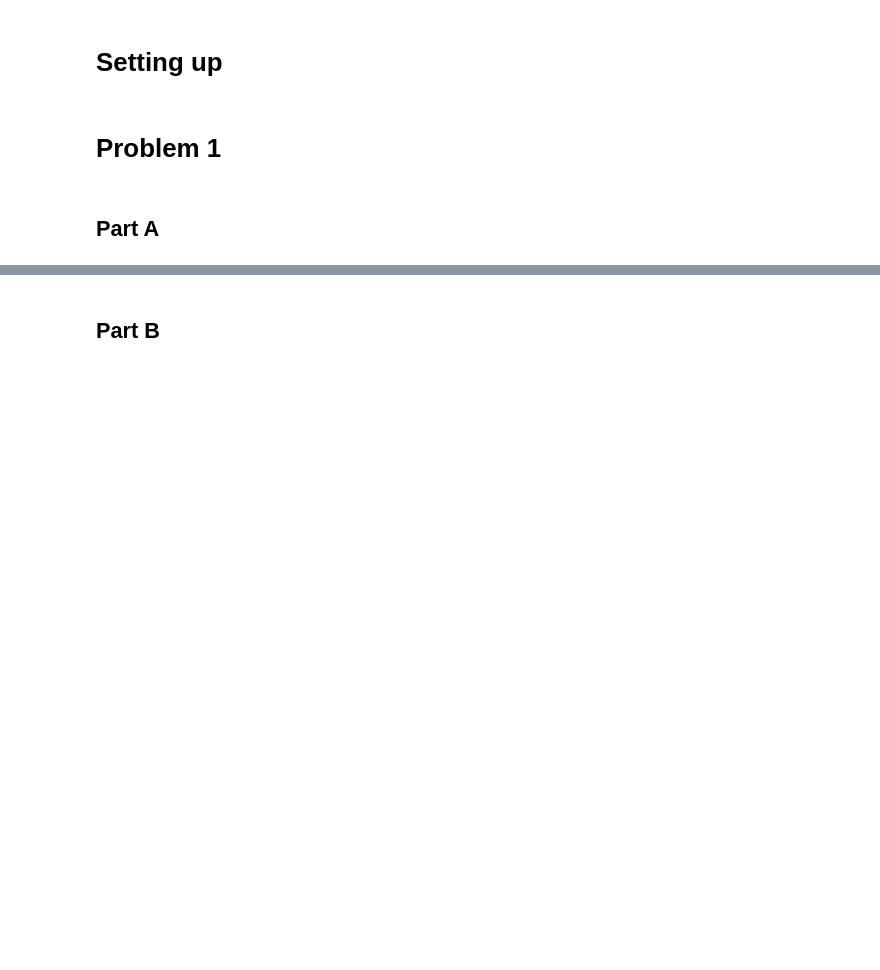
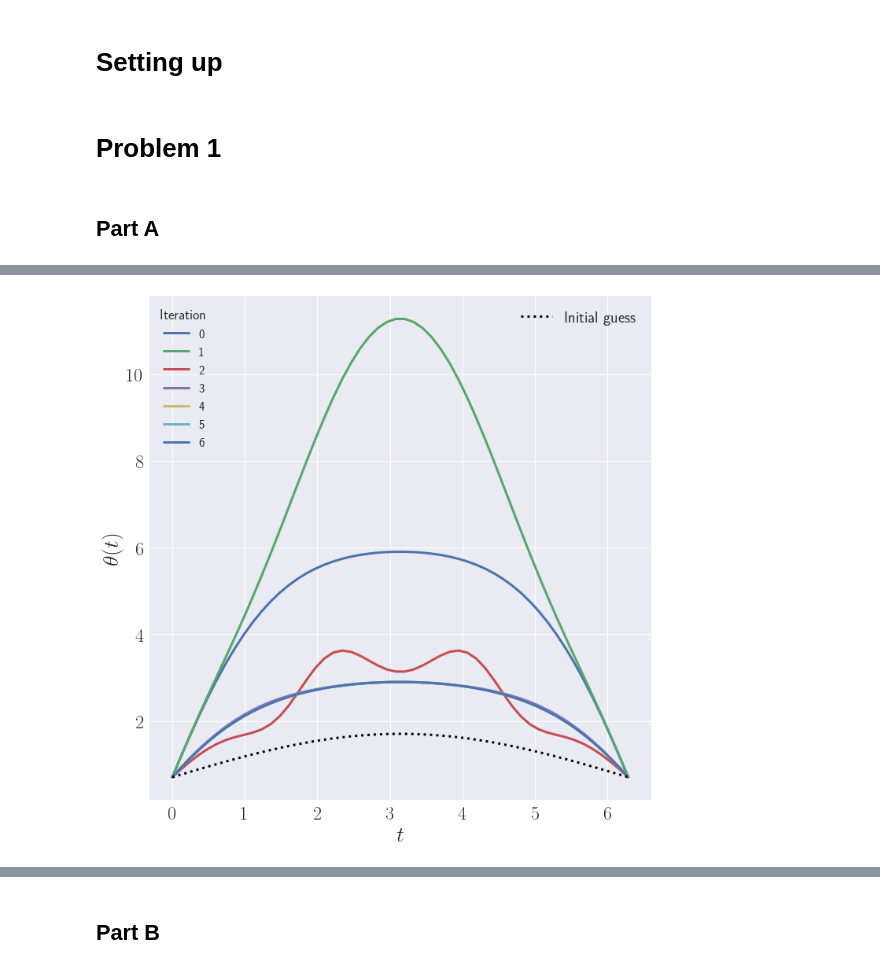
Before and after one commit to jnlucero96/apma922, a Jupyter notebook: assignment02/ipy_notebooks/A2Q1.ipynb, the cells around one changed output, grey strips where cells are left out. Cells and saved outputs as stored; diff of their text form; code cells hidden in the pictures; blank space fills up the shorter version.

```diff
--- a/assignment02/ipy_notebooks/A2Q1.ipynb
+++ b/assignment02/ipy_notebooks/A2Q1.ipynb
@@ -178,0 +239,5 @@ sample_q1a.get_plot()
+# %%
+sample_q1a2 = q1a(guess_alternate=2)
+sample_q1a2.run_iteration_plot()
+# %% [output]
+[figure, added]
```
Also changed, not shown: parts of 6 cells of this notebook.
